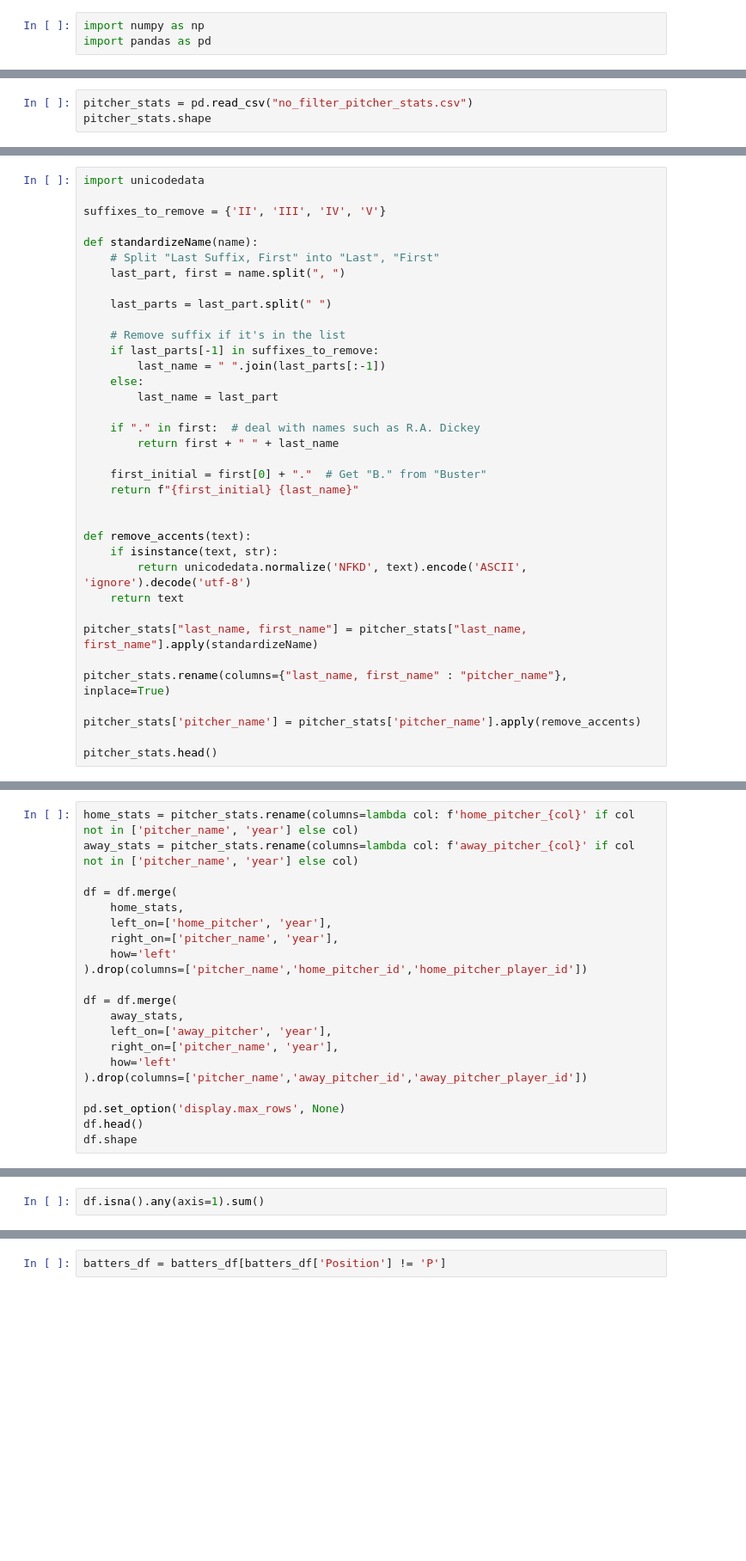
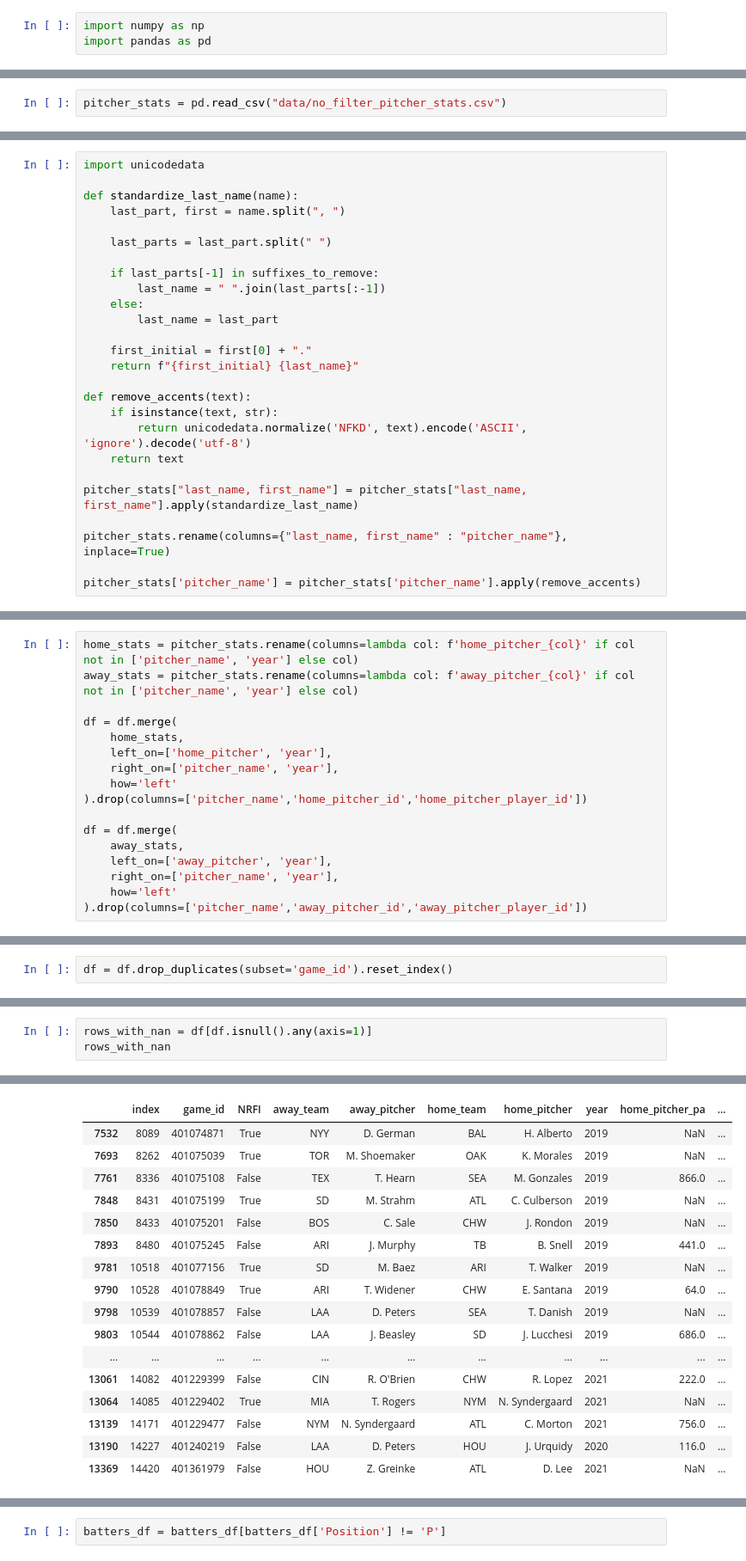
Before and after one commit to stevenarbo3/nrfi_prediction, a Jupyter notebook: nrfi.ipynb, the cells around one changed output, grey strips where cells are left out. Shown: that part at 86% size. Cells and saved outputs as stored; diff of their text form; blank space fills up the shorter version.

```diff
--- a/nrfi.ipynb
+++ b/nrfi.ipynb
@@ -177,3 +138,2 @@ df.head()
 # %%
-pitcher_stats = pd.read_csv("no_filter_pitcher_stats.csv")
-pitcher_stats.shape
+pitcher_stats = pd.read_csv("data/no_filter_pitcher_stats.csv")
@@ -186,36 +140,26 @@ pitcher_stats.shape
 # %%
 import unicodedata
 
-suffixes_to_remove = {'II', 'III', 'IV', 'V'}
-
-def standardizeName(name):
-    # Split "Last Suffix, First" into "Last", "First"
+def standardize_last_name(name):
     last_part, first = name.split(", ")
 
     last_parts = last_part.split(" ")
 
-    # Remove suffix if it's in the list
     if last_parts[-1] in suffixes_to_remove:
         last_name = " ".join(last_parts[:-1])
     else:
         last_name = last_part
 
-    if "." in first:  # deal with names such as R.A. Dickey
-        return first + " " + last_name
-
-    first_initial = first[0] + "."  # Get "B." from "Buster"
+    first_initial = first[0] + "."
     return f"{first_initial} {last_name}"
-
 
 def remove_accents(text):
     if isinstance(text, str):
         return unicodedata.normalize('NFKD', text).encode('ASCII', 'ignore').decode('utf-8')
     return text
 
-pitcher_stats["last_name, first_name"] = pitcher_stats["last_name, first_name"].apply(standardizeName)
+pitcher_stats["last_name, first_name"] = pitcher_stats["last_name, first_name"].apply(standardize_last_name)
 
 pitcher_stats.rename(columns={"last_name, first_name" : "pitcher_name"}, inplace=True)
 
 pitcher_stats['pitcher_name'] = pitcher_stats['pitcher_name'].apply(remove_accents)
-
-pitcher_stats.head()
@@ -238,7 +180,3 @@ df = df.merge(
     right_on=['pitcher_name', 'year'],
     how='left'
 ).drop(columns=['pitcher_name','away_pitcher_id','away_pitcher_player_id'])
-
-pd.set_option('display.max_rows', None)
-df.head()
-df.shape
@@ -246,0 +185,2 @@ df.shape
+# %%
+df = df.drop_duplicates(subset='game_id').reset_index()
@@ -247,3 +191,4 @@ df.shape
 # %%
-df.isna().any(axis=1).sum()
+rows_with_nan = df[df.isnull().any(axis=1)]
+rows_with_nan
 # %% [output]
@@ -250,0 +195,17 @@ df.isna().any(axis=1).sum()
+|  | index | game_id | NRFI | away_team | away_pitcher | home_team | home_pitcher | year | home_pitcher_pa | ... |
+| 7532 | 8089 | 401074871 | True | NYY | D. German | BAL | H. Alberto | 2019 | NaN | ... |
+| 7693 | 8262 | 401075039 | True | TOR | M. Shoemaker | OAK | K. Morales | 2019 | NaN | ... |
+| 7761 | 8336 | 401075108 | False | TEX | T. Hearn | SEA | M. Gonzales | 2019 | 866.0 | ... |
+| 7848 | 8431 | 401075199 | True | SD | M. Strahm | ATL | C. Culberson | 2019 | NaN | ... |
+| 7850 | 8433 | 401075201 | False | BOS | C. Sale | CHW | J. Rondon | 2019 | NaN | ... |
+| 7893 | 8480 | 401075245 | False | ARI | J. Murphy | TB | B. Snell | 2019 | 441.0 | ... |
+| 9781 | 10518 | 401077156 | True | SD | M. Baez | ARI | T. Walker | 2019 | NaN | ... |
+| 9790 | 10528 | 401078849 | True | ARI | T. Widener | CHW | E. Santana | 2019 | 64.0 | ... |
+| 9798 | 10539 | 401078857 | False | LAA | D. Peters | SEA | T. Danish | 2019 | NaN | ... |
+| 9803 | 10544 | 401078862 | False | LAA | J. Beasley | SD | J. Lucchesi | 2019 | 686.0 | ... |
+| ... | ... | ... | ... | ... | ... | ... | ... | ... | ... | ... |
+| 13061 | 14082 | 401229399 | False | CIN | R. O'Brien | CHW | R. Lopez | 2021 | 222.0 | ... |
+| 13064 | 14085 | 401229402 | True | MIA | T. Rogers | NYM | N. Syndergaard | 2021 | NaN | ... |
+| 13139 | 14171 | 401229477 | False | NYM | N. Syndergaard | ATL | C. Morton | 2021 | 756.0 | ... |
+| 13190 | 14227 | 401240219 | False | LAA | D. Peters | HOU | J. Urquidy | 2020 | 116.0 | ... |
+| 13369 | 14420 | 401361979 | False | HOU | Z. Greinke | ATL | D. Lee | 2021 | NaN | ... |
```
Also changed, not shown: parts of 69 cells of this notebook.
